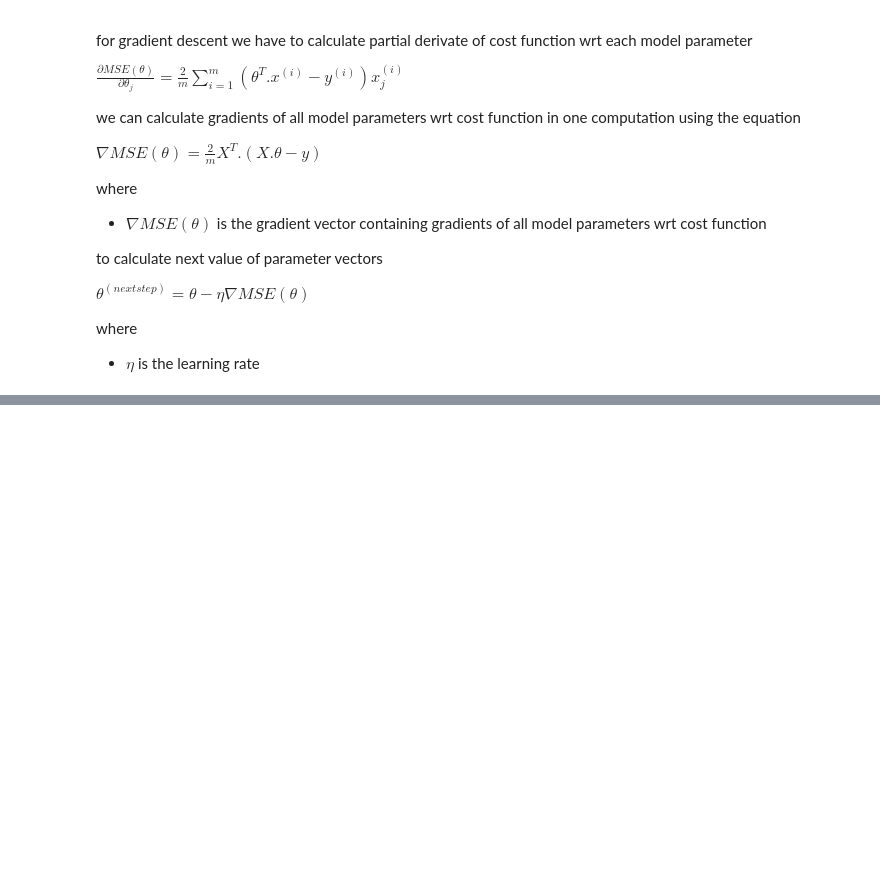
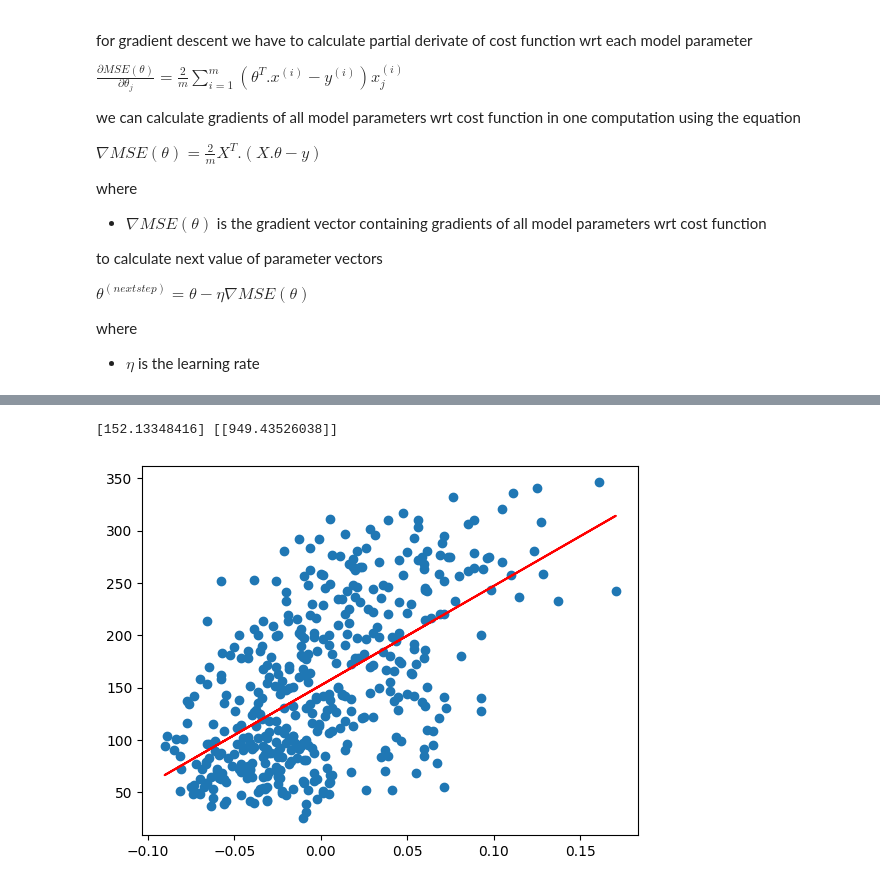
Before and after one commit to aniketmore311/ML_pracs, a Jupyter notebook: 1_simple_linear_regression/linear_regression.ipynb, the cells around one changed output, grey strips where cells are left out. Saved outputs shown, nothing was run; the diff lists cells and outputs as text; code cells hidden in the pictures; blank space fills up the shorter version.

```diff
--- a/1_simple_linear_regression/linear_regression.ipynb
+++ b/1_simple_linear_regression/linear_regression.ipynb
@@ -156,12 +149,17 @@ array([[1.00e+00, 7.42e+03],
 # %%
 # using skitlearn
-# from sklearn.linear_model import LinearRegression
-# lin_reg = LinearRegression()
-# lin_reg.fit(X, y)
-# print(lin_reg.intercept_, lin_reg.coef_)
-# y_pred = lin_reg.predict(X)
-# plt.scatter(X,y)
-# plt.plot(X,y_pred, color='orange')
+from sklearn.linear_model import LinearRegression
+lin_reg = LinearRegression()
+lin_reg.fit(X, y)
+print(lin_reg.intercept_, lin_reg.coef_)
+y_pred = lin_reg.predict(X)
+# plotting
+plt.scatter(X,y)
+plt.plot(X,y_pred, color="red")
+plt.show()
+# %% [output]
+[152.13348416] [[949.43526038]]
+[figure, added]
 # %%
 # using gradient descent
 # these values of learning rate and iterations are specific to this dataset
```
Also changed, not shown: parts of 9 cells of this notebook, 3 other files.
